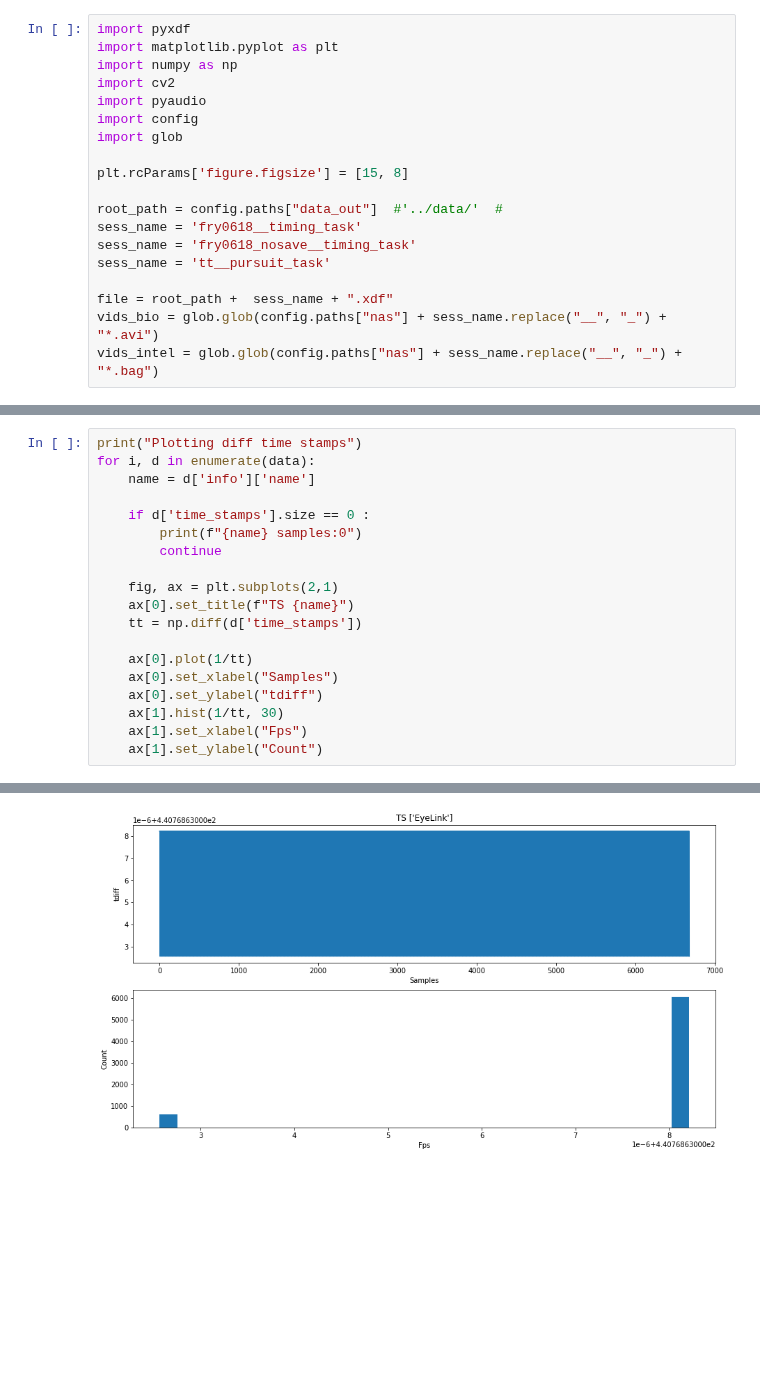
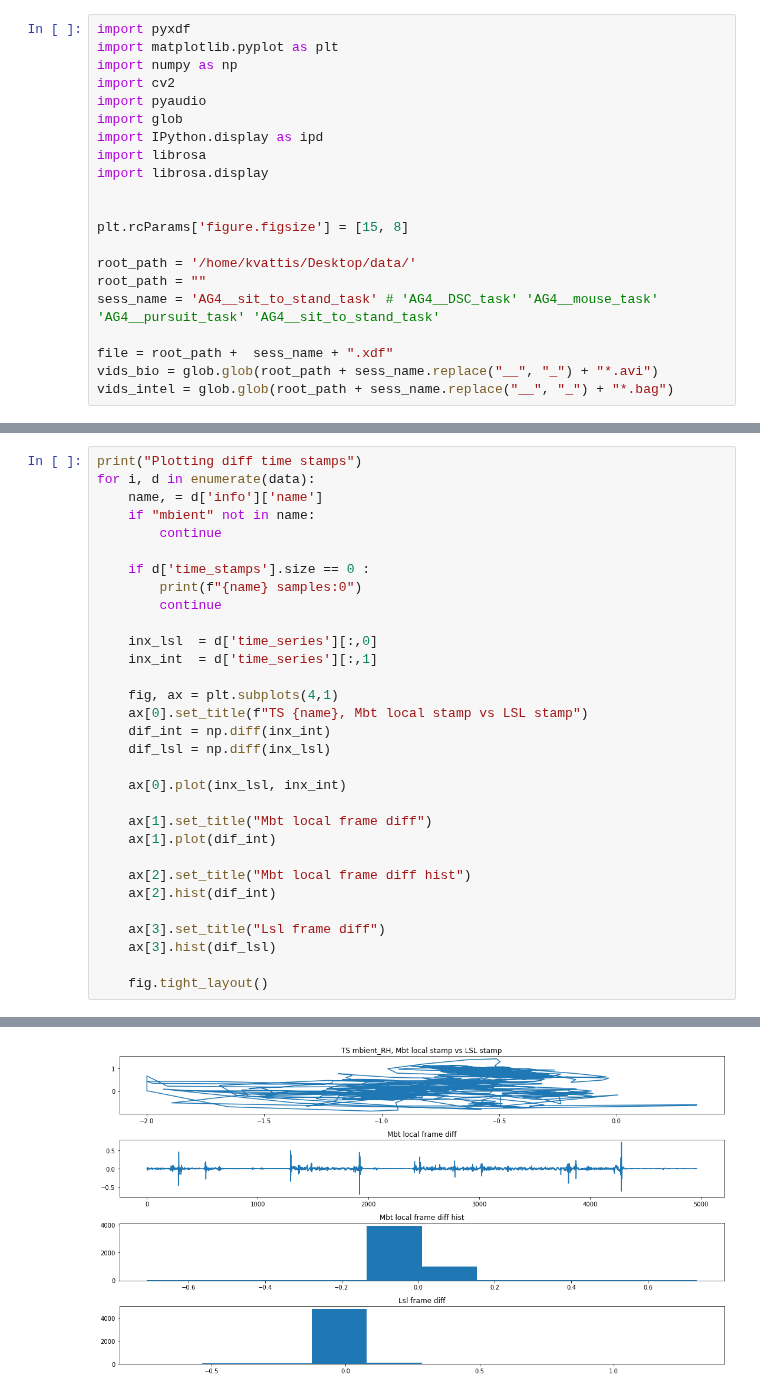
Before and after one commit to neurobooth/neurobooth-os, a Jupyter notebook: Neurobooth_data_visualizer.ipynb, the cells around one changed output, grey strips where cells are left out. Cells and saved outputs as stored; diff of their text form; blank space fills up the shorter version.

Commit message:
FIX data visualizer notebook

```diff
--- a/Neurobooth_data_visualizer.ipynb
+++ b/Neurobooth_data_visualizer.ipynb
@@ -4,16 +4,18 @@ import matplotlib.pyplot as plt
 import numpy as np
 import cv2
 import pyaudio
-import config
 import glob
+import IPython.display as ipd
+import librosa
+import librosa.display
+
 
 plt.rcParams['figure.figsize'] = [15, 8]
 
-root_path = config.paths["data_out"]  #'../data/'  #
-sess_name = 'fry0618__timing_task'
-sess_name = 'fry0618_nosave__timing_task'
-sess_name = 'tt__pursuit_task'
+root_path = '/home/kvattis/Desktop/data/'
+root_path = ""
+sess_name = 'AG4__sit_to_stand_task' # 'AG4__DSC_task' 'AG4__mouse_task' 'AG4__pursuit_task' 'AG4__sit_to_stand_task'
 
 file = root_path +  sess_name + ".xdf"
-vids_bio = glob.glob(config.paths["nas"] + sess_name.replace("__", "_") + "*.avi")
-vids_intel = glob.glob(config.paths["nas"] + sess_name.replace("__", "_") + "*.bag")
+vids_bio = glob.glob(root_path + sess_name.replace("__", "_") + "*.avi")
+vids_intel = glob.glob(root_path + sess_name.replace("__", "_") + "*.bag")
@@ -173,22 +272,34 @@ array([ 668.2,  668.2,  668.2, ..., 1269.5, 1269.5, 1269.5], dtype=float32)
 # %%
 print("Plotting diff time stamps")
 for i, d in enumerate(data):
-    name = d['info']['name']
+    name, = d['info']['name']
+    if "mbient" not in name:
+        continue
 
     if d['time_stamps'].size == 0 :
         print(f"{name} samples:0")
         continue
 
-    fig, ax = plt.subplots(2,1)
-    ax[0].set_title(f"TS {name}")
-    tt = np.diff(d['time_stamps'])
+    inx_lsl  = d['time_series'][:,0]
+    inx_int  = d['time_series'][:,1]
 
-    ax[0].plot(1/tt)
-    ax[0].set_xlabel("Samples")
-    ax[0].set_ylabel("tdiff")
-    ax[1].hist(1/tt, 30)
-    ax[1].set_xlabel("Fps")
-    ax[1].set_ylabel("Count")
+    fig, ax = plt.subplots(4,1)
+    ax[0].set_title(f"TS {name}, Mbt local stamp vs LSL stamp")
+    dif_int = np.diff(inx_int)
+    dif_lsl = np.diff(inx_lsl)
+
+    ax[0].plot(inx_lsl, inx_int)
+
+    ax[1].set_title("Mbt local frame diff")
+    ax[1].plot(dif_int)
+
+    ax[2].set_title("Mbt local frame diff hist")
+    ax[2].hist(dif_int)
+
+    ax[3].set_title("Lsl frame diff")
+    ax[3].hist(dif_lsl)
+
+    fig.tight_layout()
 # %% [output]
 Plotting diff time stamps
-[figure, old version]
+[figure, new version]
```
Also changed, not shown: parts of 29 cells of this notebook.
